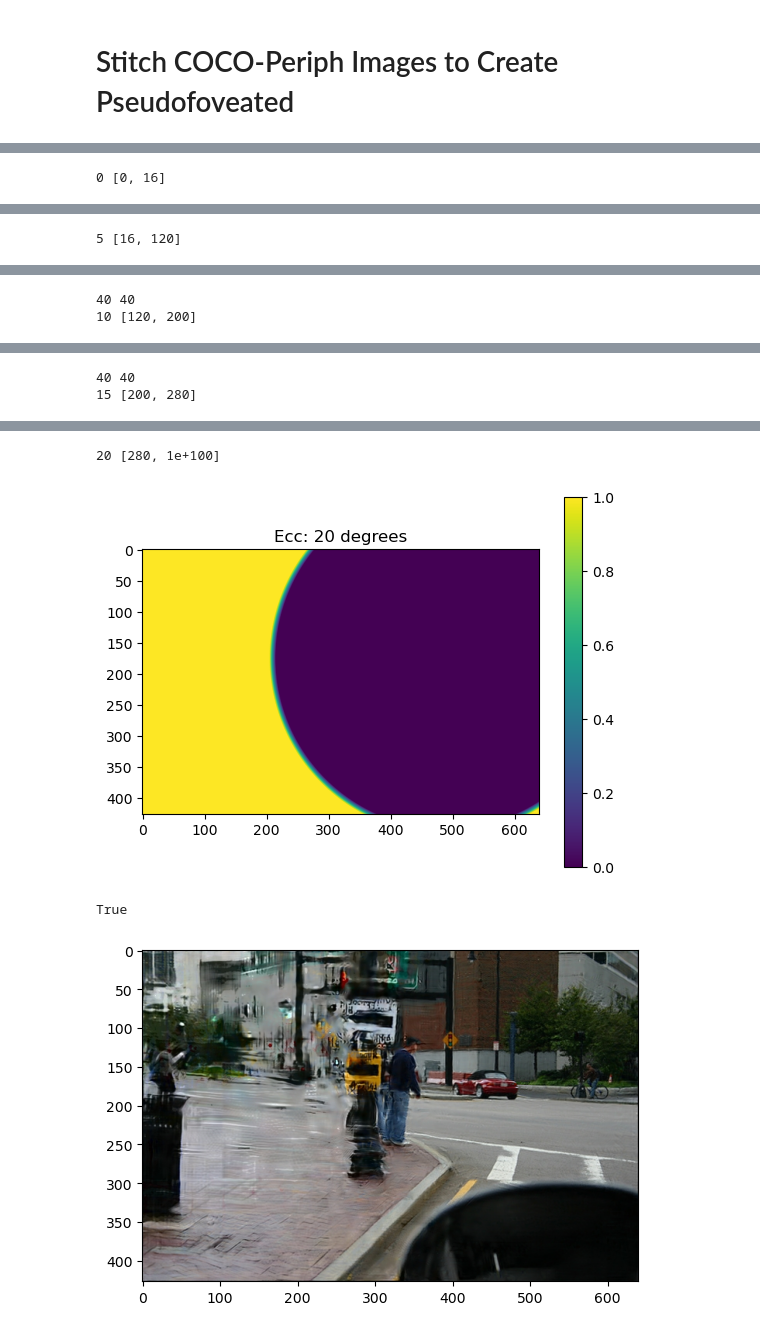
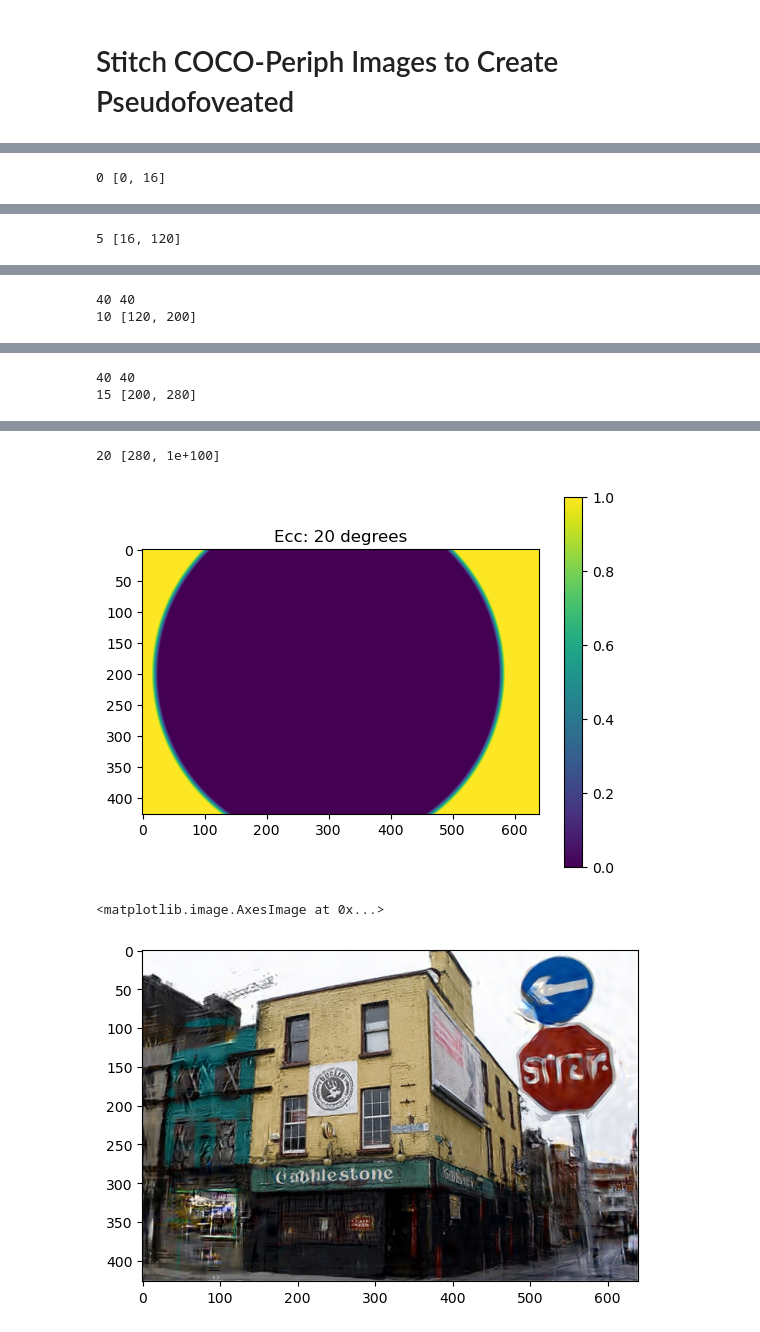
Before and after one commit to RosenholtzLab/CCP_CSHL, a Jupyter notebook: StitchPseudofoveated.ipynb, the cells around one changed output, grey strips where cells are left out. Drawn from its saved outputs; the diff is of its cells as text; code cells hidden in the pictures.

```diff
--- a/StitchPseudofoveated.ipynb
+++ b/StitchPseudofoveated.ipynb
@@ -20,16 +20,17 @@ def readin_imglist(imgnum, eccs = [0,5,10,15,20],filepath='./COCO_Periph'):
     imglist = []
     for e in eccs:
         if(e==0):
-            impath = os.path.join(filepath,f'{imgnum.zfill(12)}.jpg')
-            #impath = os.path.join(filepath,'originals',f'{imgnum.zfill(12)}.jpg')
+            #impath = os.path.join(filepath,f'{imgnum.zfill(12)}.jpg') #demo img
+            impath = os.path.join(filepath,f'ecc_0',f'{imgnum.zfill(12)}.jpg') #ccp_search18_train_subset
         else:
-            impath = os.path.join(filepath,f'mongrel_{imgnum.zfill(12)}_ecc_{e*16}_0.jpg')
-            #impath = os.path.join(filepath,f'ecc{e}',f'{imgnum.zfill(12)}.jpg')
+            #impath = os.path.join(filepath,f'mongrel_{imgnum.zfill(12)}_ecc_{e*16}_0.jpg') #demo img
+            impath = os.path.join(filepath,f'ecc_{e}',f'{imgnum.zfill(12)}.jpg') #ccp_search18_train_subset
 
         print(impath)
         im = cv2.cvtColor(cv2.imread(impath), cv2.COLOR_BGR2RGB)
         imglist.append(im)
     return(imglist)
 
-uniform_imgs = readin_imglist('11197',filepath='./demo_img/')
+#uniform_imgs = readin_imglist('11197',filepath='./demo_img/')
+uniform_imgs = readin_imglist('552305',filepath='./ccp_search18_train_subset/')
 # %% [output]
@@ -123,13 +124,6 @@ def stitch_image(uniform_imlist, fixation, deglist=[0,5,10,15,20], ppd=16, blend
         # plt.show()
 
         #gaussian blending to remove sharp edges
-        # if(i>0):
-        #     start_blend_r = ecc_range[0]-blend_radius
-        #     end_blend_r = ecc_range[0]+blend_radius
-        #     #     #mask must extend lower for linear blend
-        #     ecc_mask = np.where((r>=start_blend_r) & (r<ecc_range[1]+blend_radius),1.,0.).astype(np.float32)
-        #     ecc_mask = np.where((r>=start_blend_r) & (r<end_blend_r),(r-start_blend_r)/(end_blend_r-start_blend_r),ecc_mask)
-
         if(i>0):
             start_blend_r = ecc_range[0]-blend_radius
             end_blend_r = ecc_range[0]+blend_radius
@@ -156,10 +150,11 @@ def stitch_image(uniform_imlist, fixation, deglist=[0,5,10,15,20], ppd=16, blend
 
     return(pseudo_im)
 
-stitched_image = stitch_image(uniform_imgs, (490,175))
+stitched_image = stitch_image(uniform_imgs, (300,200))
 plt.imshow(stitched_image)
 
-stitched_image_cv2 = cv2.cvtColor(stitched_image, cv2.COLOR_RGB2BGR)
-cv2.imwrite('./stitched_image.png',stitched_image_cv2)
+#write stitched image to file
+#stitched_image_cv2 = cv2.cvtColor(stitched_image, cv2.COLOR_RGB2BGR)
+#cv2.imwrite('./stitched_image.png',stitched_image_cv2)
 # %% [output]
 0 [0, 16]
@@ -175,4 +170,4 @@ cv2.imwrite('./stitched_image.png',stitched_image_cv2)
 20 [280, 1e+100]
-[figure, old version]
+[figure, new version]
-True
+<matplotlib.image.AxesImage at 0x...>
-[figure, old version]
+[figure, new version]
```
Also changed, not shown: parts of 3 cells of this notebook, 4 other files.
